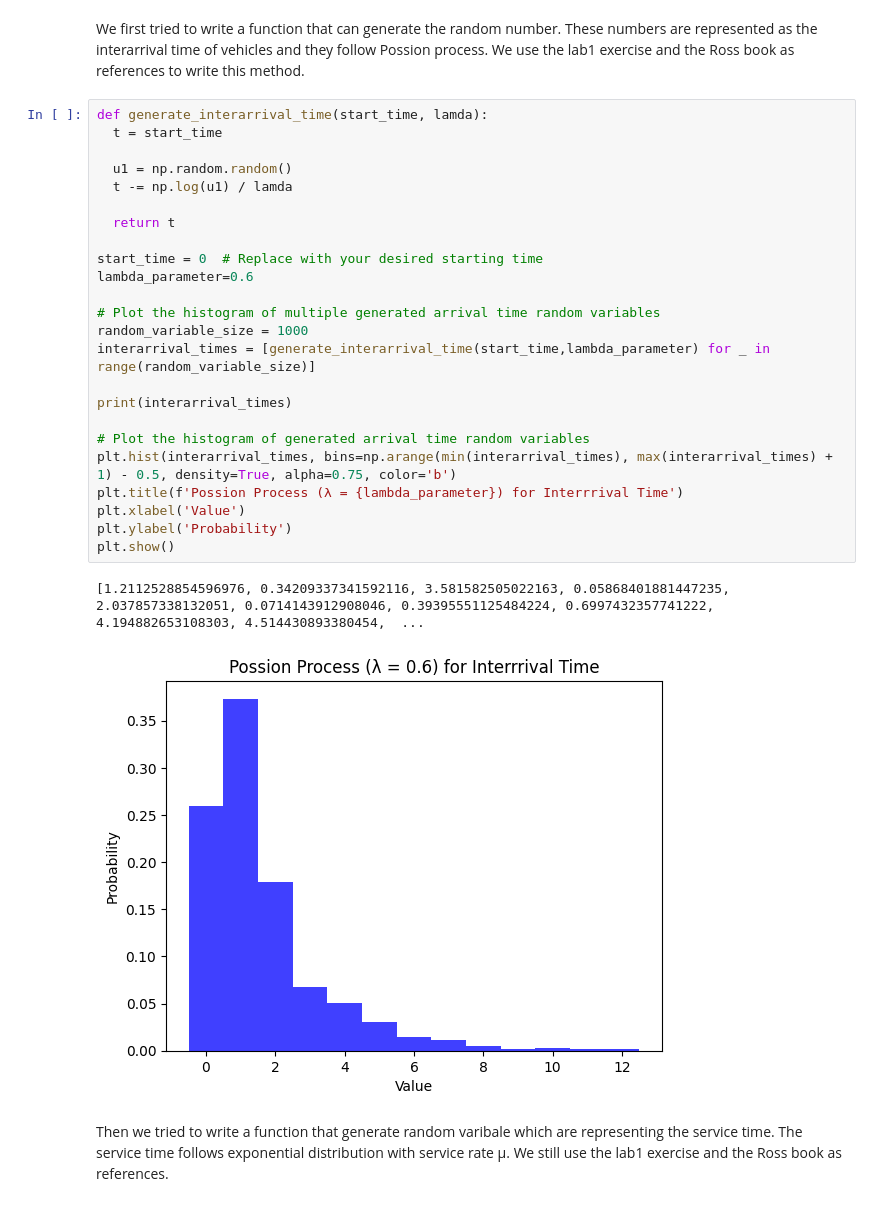
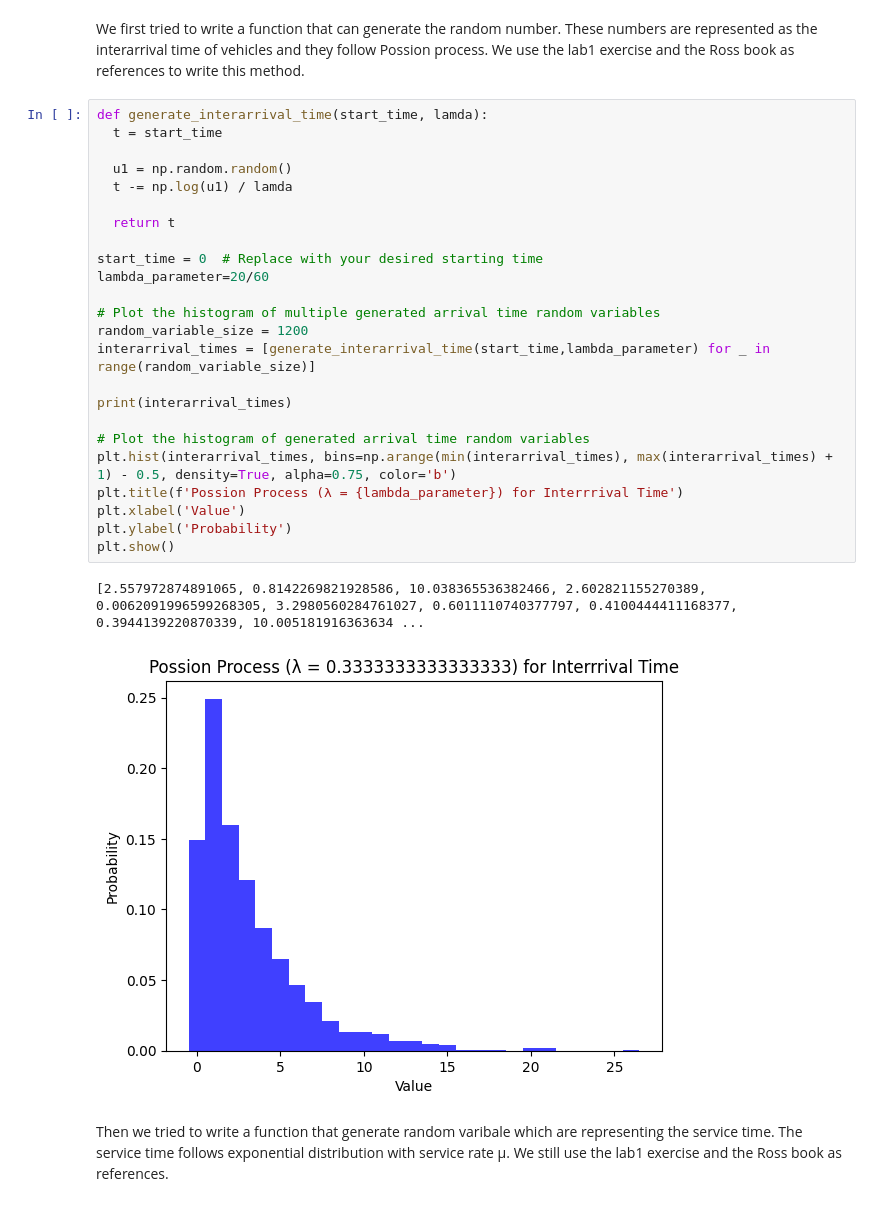
Before and after one commit to Ssactl/AH2174_HT23_Traffic-Simulation-Modelling-and-Applications, a Jupyter notebook: AH2174_2023_project1_section1.ipynb, the cells around one changed output. Drawn from its saved outputs; the diff is of its cells as text.

```diff
--- a/AH2174_2023_project1_section1.ipynb
+++ b/AH2174_2023_project1_section1.ipynb
@@ -25,30 +23,30 @@ We first tried to write a function that can generate the random number. These nu
 # %%
 def generate_interarrival_time(start_time, lamda):
   t = start_time
 
   u1 = np.random.random()
   t -= np.log(u1) / lamda
 
   return t
 
 start_time = 0  # Replace with your desired starting time
-lambda_parameter=0.6
+lambda_parameter=20/60
 
 # Plot the histogram of multiple generated arrival time random variables
-random_variable_size = 1000
+random_variable_size = 1200
 interarrival_times = [generate_interarrival_time(start_time,lambda_parameter) for _ in range(random_variable_size)]
 
 print(interarrival_times)
 
 # Plot the histogram of generated arrival time random variables
 plt.hist(interarrival_times, bins=np.arange(min(interarrival_times), max(interarrival_times) + 1) - 0.5, density=True, alpha=0.75, color='b')
 plt.title(f'Possion Process (λ = {lambda_parameter}) for Interrrival Time')
 plt.xlabel('Value')
 plt.ylabel('Probability')
 plt.show()
 # %% [output]
-[1.2112528854596976, 0.34209337341592116, 3.581582505022163, 0.05868401881447235, 2.037857338132051, 0.0714143912908046, 0.39395551125484224, 0.6997432357741222, 4.194882653108303, 4.514430893380454,  ...
+[2.557972874891065, 0.8142269821928586, 10.038365536382466, 2.602821155270389, 0.0062091996599268305, 3.2980560284761027, 0.6011110740377797, 0.4100444411168377, 0.3944139220870339, 10.005181916363634 ...
-[figure, old version]
+[figure, new version]
 # %% [markdown]
 Then we tried to write a function that generate random varibale which are representing the service time. The service time follows exponential distribution with service rate  μ. We still use the lab1 exercise and the Ross book as references.
 # %%
```
Also changed, not shown: parts of 9 cells of this notebook.
